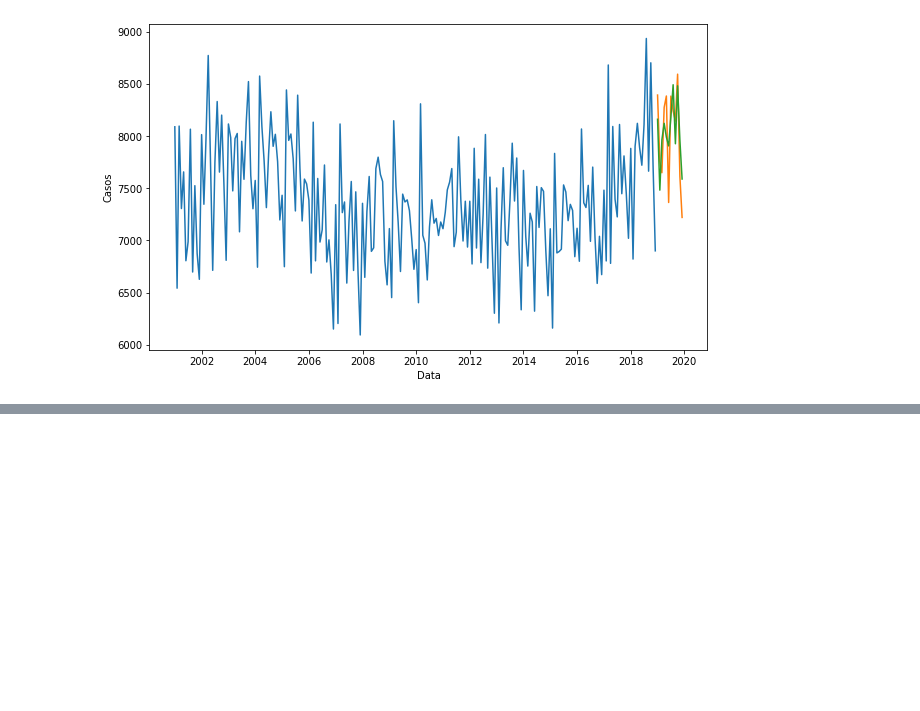
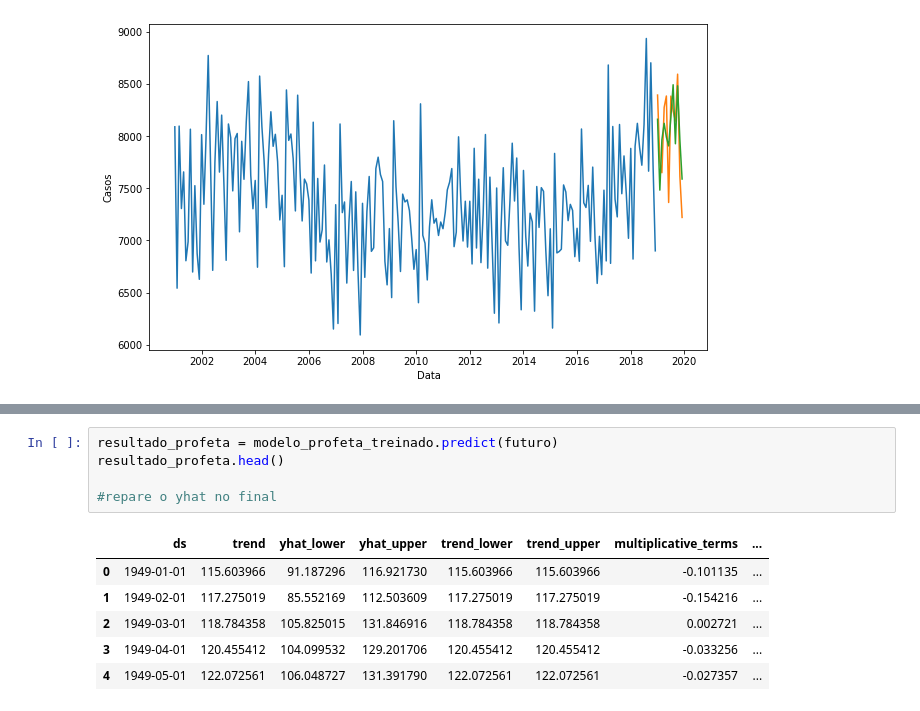
Before and after one commit to GuilhermeRuy97/BootcampDataScience, a Jupyter notebook: Analise_e_previsao_de_Series_Temporais.ipynb, the cells around one changed output, grey strips where cells are left out. Saved outputs shown, nothing was run; the diff lists cells and outputs as text; blank space fills up the shorter version.

```diff
--- a/Analise_e_previsao_de_Series_Temporais.ipynb
+++ b/Analise_e_previsao_de_Series_Temporais.ipynb
@@ -1033,0 +1071,12 @@ Arima = 254179.83731148508
+# %%
+resultado_profeta = modelo_profeta_treinado.predict(futuro)
+resultado_profeta.head()
+
+#repare o yhat no final
+# %% [output]
+|  | ds | trend | yhat_lower | yhat_upper | trend_lower | trend_upper | multiplicative_terms | ... |
+| 0 | 1949-01-01 | 115.603966 | 91.187296 | 116.921730 | 115.603966 | 115.603966 | -0.101135 | ... |
+| 1 | 1949-02-01 | 117.275019 | 85.552169 | 112.503609 | 117.275019 | 117.275019 | -0.154216 | ... |
+| 2 | 1949-03-01 | 118.784358 | 105.825015 | 131.846916 | 118.784358 | 118.784358 | 0.002721 | ... |
+| 3 | 1949-04-01 | 120.455412 | 104.099532 | 129.201706 | 120.455412 | 120.455412 | -0.033256 | ... |
+| 4 | 1949-05-01 | 122.072561 | 106.048727 | 131.391790 | 122.072561 | 122.072561 | -0.027357 | ... |
```
Also changed, not shown: parts of 9 cells of this notebook.
